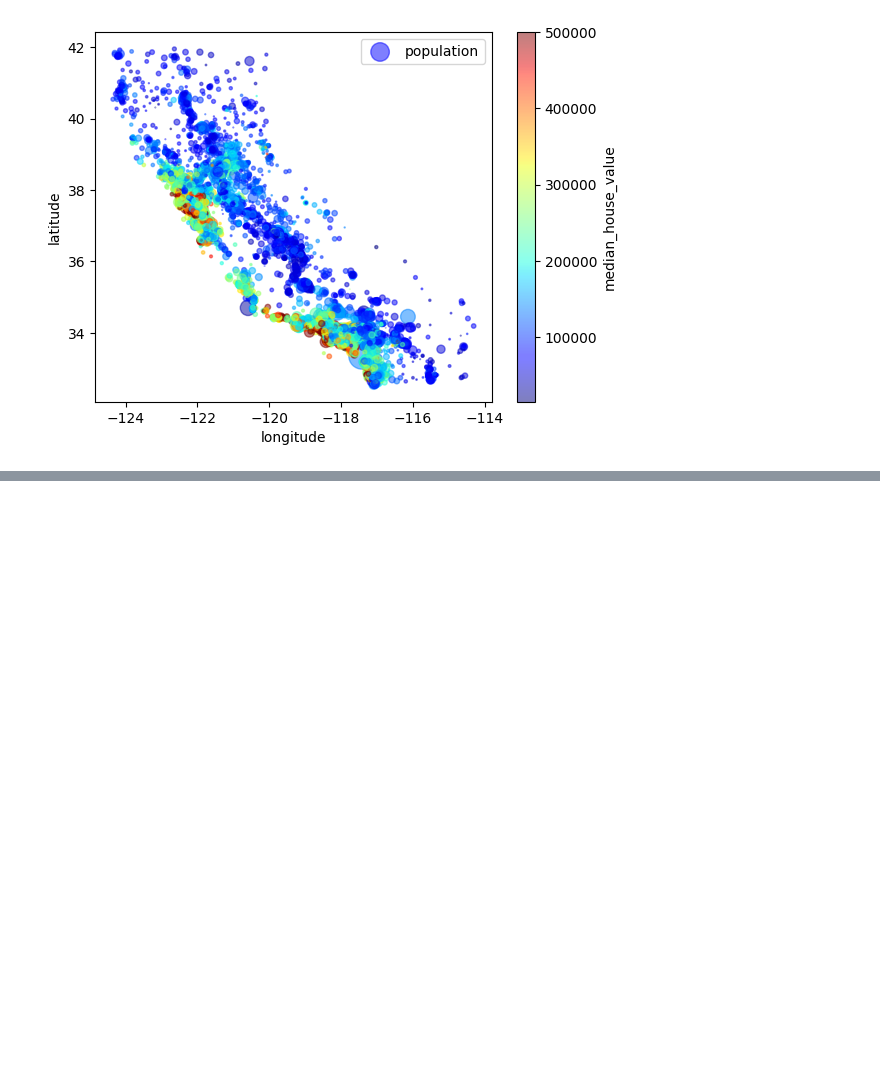
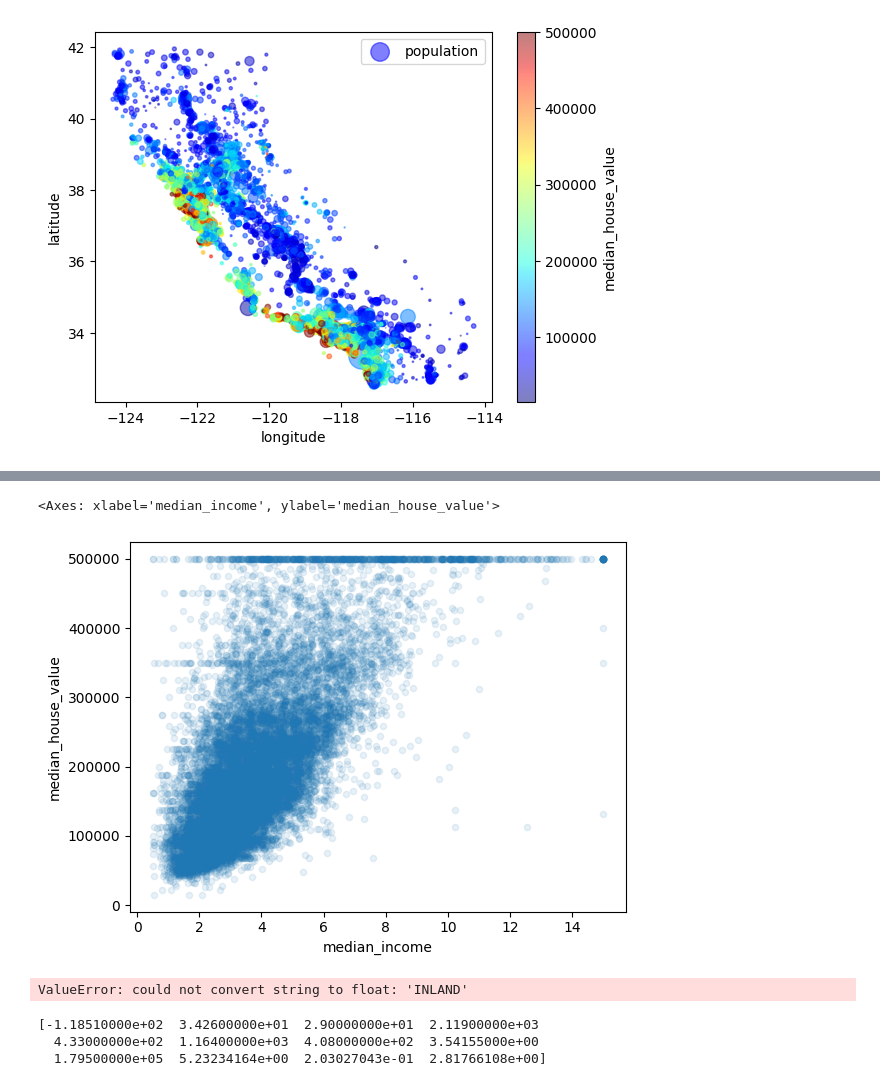
Before and after one commit to GabeALopez/machine-learning-projects, a Jupyter notebook: housingExample/housing.ipynb, the cells around one changed output, grey strips where cells are left out. Drawn from its saved outputs; the diff is of its cells as text; code cells hidden in the pictures; blank space fills up the shorter version.

Commit message:
Added correlation and other statistics.

```diff
--- a/housingExample/housing.ipynb
+++ b/housingExample/housing.ipynb
@@ -168,0 +193,5 @@ housing.plot(kind='scatter', x='longitude', y='latitude', alpha=0.5, s=housing["
+# %%
+housing.plot(kind="scatter", x="median_income", y="median_house_value", alpha=0.1)
+# %% [output]
+<Axes: xlabel='median_income', ylabel='median_house_value'>
+[figure, added]
@@ -168,0 +204,5 @@ housing.plot(kind='scatter', x='longitude', y='latitude', alpha=0.5, s=housing["
+# %%
+corr_matrix = housing.corr()
+corr_matrix["median_house_value"].sort_values(ascending=False)
+# %% [output]
+ValueError: could not convert string to float: 'INLAND'
@@ -168,0 +215,18 @@ housing.plot(kind='scatter', x='longitude', y='latitude', alpha=0.5, s=housing["
+# %%
+from sklearn.impute import SimpleImputer
+
+imputer = SimpleImputer(strategy='median')
+
+housing_num = housing.drop("ocean_proximity", axis=1)
+
+imputer.fit(housing_num)
+
+print(imputer.statistics_)
+
+X = imputer.transform(housing_num)
+
+housing_tr = pd.DataFrame(X, columns=housing_num.columns, index=housing_num.index)
+# %% [output]
+[-1.18510000e+02  3.42600000e+01  2.90000000e+01  2.11900000e+03
+  4.33000000e+02  1.16400000e+03  4.08000000e+02  3.54155000e+00
+  1.79500000e+05  5.23234164e+00  2.03027043e-01  2.81766108e+00]
```
Also changed, not shown: parts of 7 cells of this notebook.
